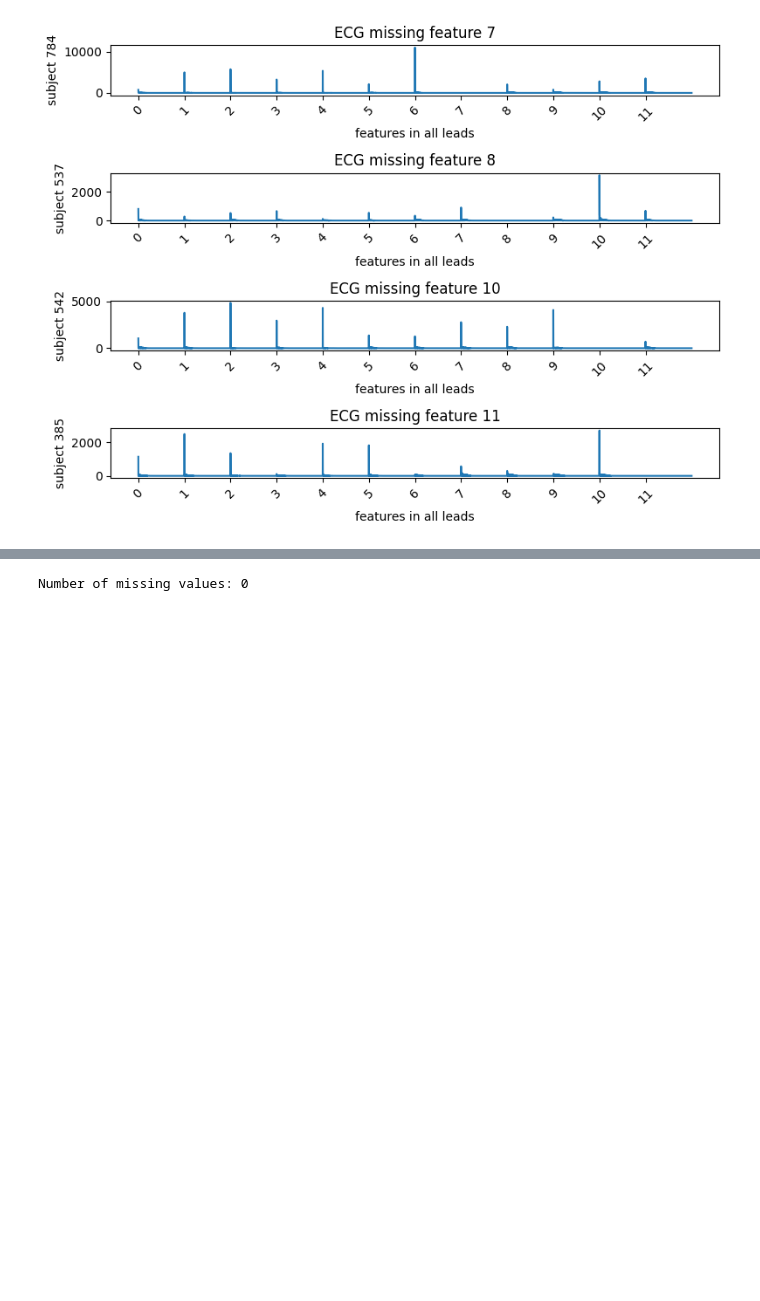
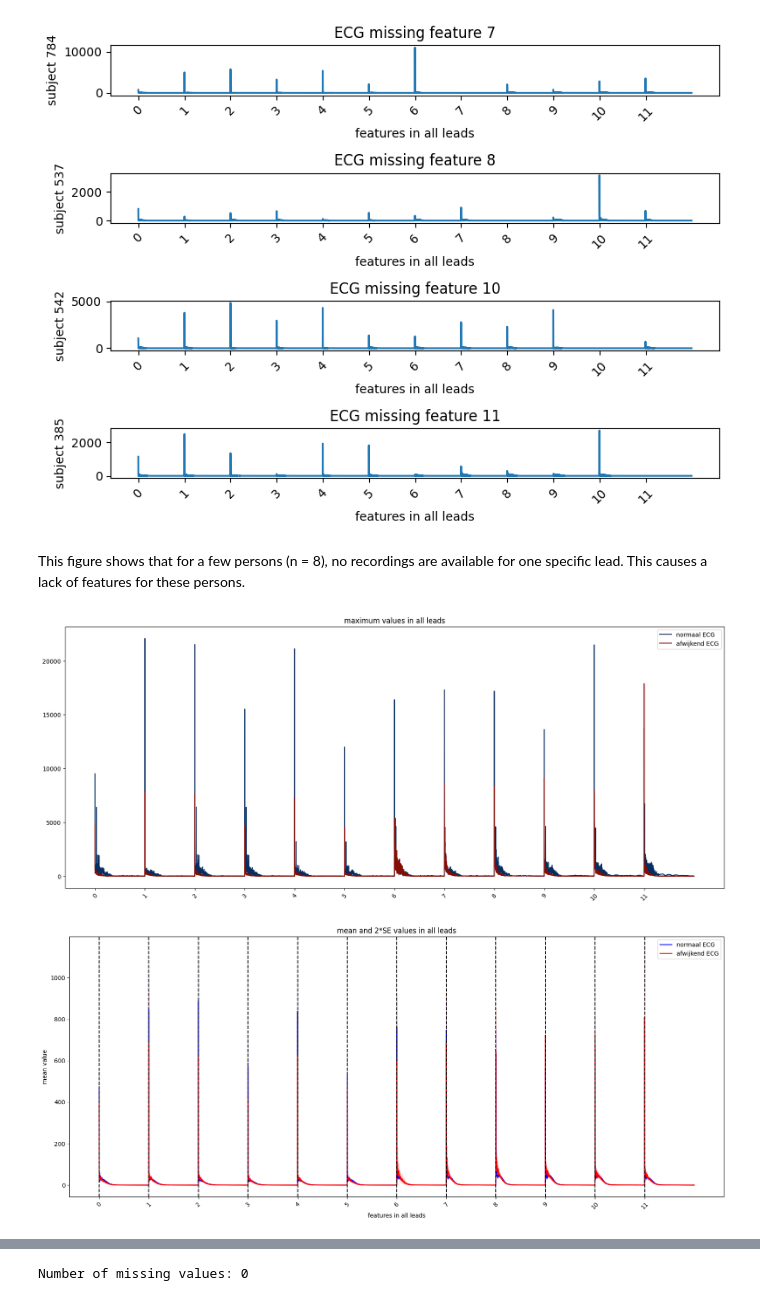
Before and after one commit to bramvandeurzen934/Group16_ECG, a Jupyter notebook: assignment_ecg_normalisation.ipynb, the cells around one changed output, grey strips where cells are left out. Saved outputs shown, nothing was run; the diff lists cells and outputs as text; code cells hidden in the pictures; blank space fills up the shorter version.

Commit message:
Visualization of the data

```diff
--- a/assignment_ecg_normalisation.ipynb
+++ b/assignment_ecg_normalisation.ipynb
@@ -126,3 +126,50 @@ plt.tight_layout()
 plt.show()
 # %% [output]
 [figure]
+# %% [markdown]
+This figure shows that for a few persons (n = 8), no recordings are available for one specific lead. This causes a lack of features for these persons.
+# %%
+data_mean_0 = data[data['label']==0].mean()
+data_mean_1 = data[data['label']==1].mean()
+
+upperbound_0 = data_mean_0 + 2 * data[data['label']==0].sem()
+lowerbound_0 = data_mean_0 - 2 * data[data['label']==0].sem()
+
+upperbound_1 = data_mean_1 + 2 * data[data['label']==1].sem()
+lowerbound_1 = data_mean_1 - 2 * data[data['label']==1].sem()
+
+data_max_0 = data[data['label'] == 0].max()
+data_max_1 = data[data['label'] == 1].max()
+
+
+# figure with mean values
+plt.figure(figsize=[20,8])
+plt.plot(data.columns,data_mean_0,color = 'b')
+plt.plot(data.columns,data_mean_1,color = 'r')
+plt.fill_between(data.columns,lowerbound_0,upperbound_0,alpha = 0.2, color = 'b')
+plt.fill_between(data.columns,lowerbound_1,upperbound_1,alpha = 0.2, color = 'r')
+
+for v_line in np.arange(0,9000,750):
+  plt.axvline(v_line,ymin = 0,color = 'k',linestyle = '--')
+
+plt.legend(['normaal ECG','afwijkend ECG'])
+plt.xticks(np.arange(0,9000, 750), labels=['0', '1', '2', '3', '4', '5','6','7','8','9','10','11'],rotation = 45)
+plt.xlabel('features in all leads')
+plt.ylabel('mean value')
+plt.title('mean and 2*SE values in all leads')
+
+plt.show()
+
+# figure with max values
+plt.figure(figsize= [20,8])
+plt.plot(data.columns,data_max_0,color = '#042e60')
+plt.plot(data.columns,data_max_1,color = '#850e04')
+
+plt.xticks(np.arange(0,9000, 750), labels=['0', '1', '2', '3', '4', '5','6','7','8','9','10','11'],rotation = 45)
+plt.legend(['normaal ECG','afwijkend ECG'])
+plt.title('maximum values in all leads')
+
+plt.show()
+# %% [output]
+[figure, added]
+[figure, added]
```
Also changed, not shown: parts of 5 cells of this notebook.
